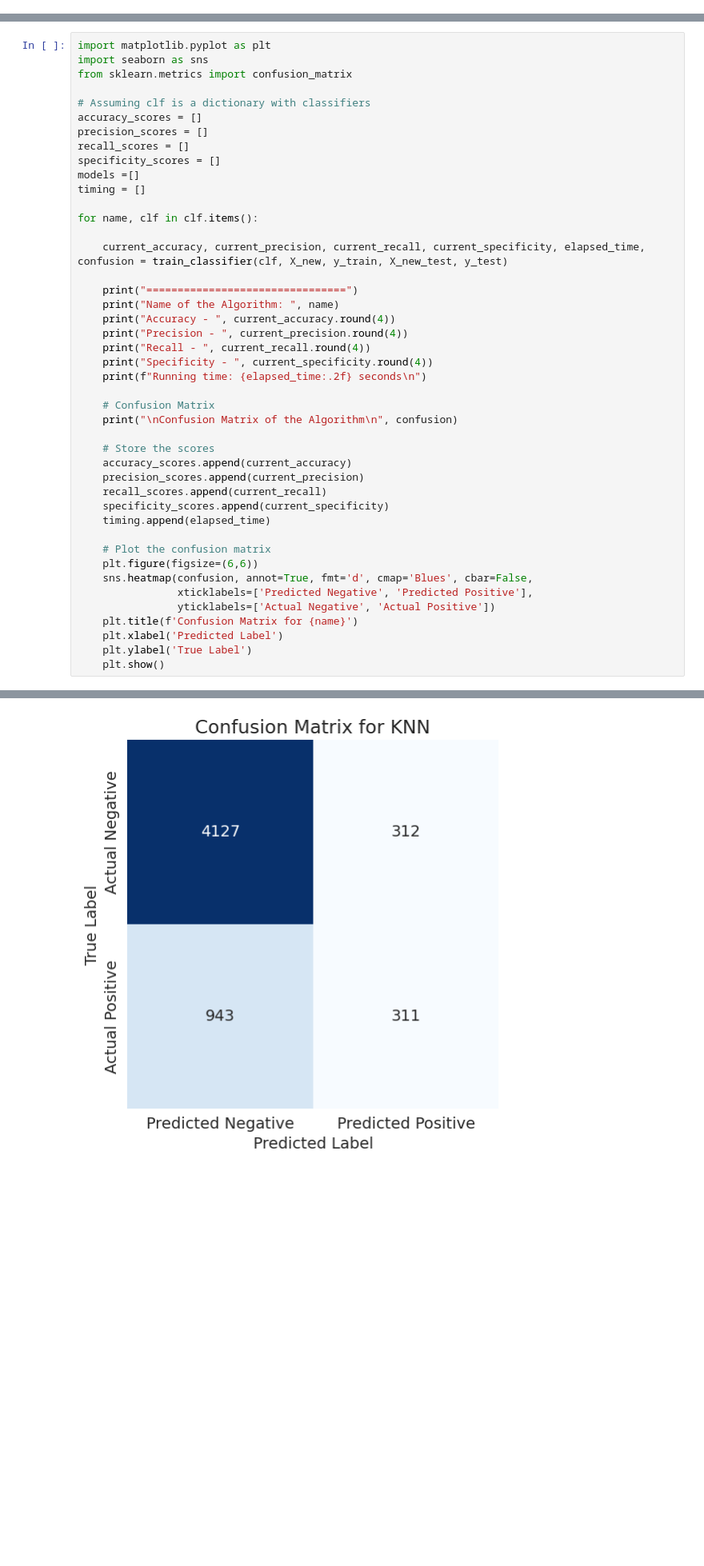
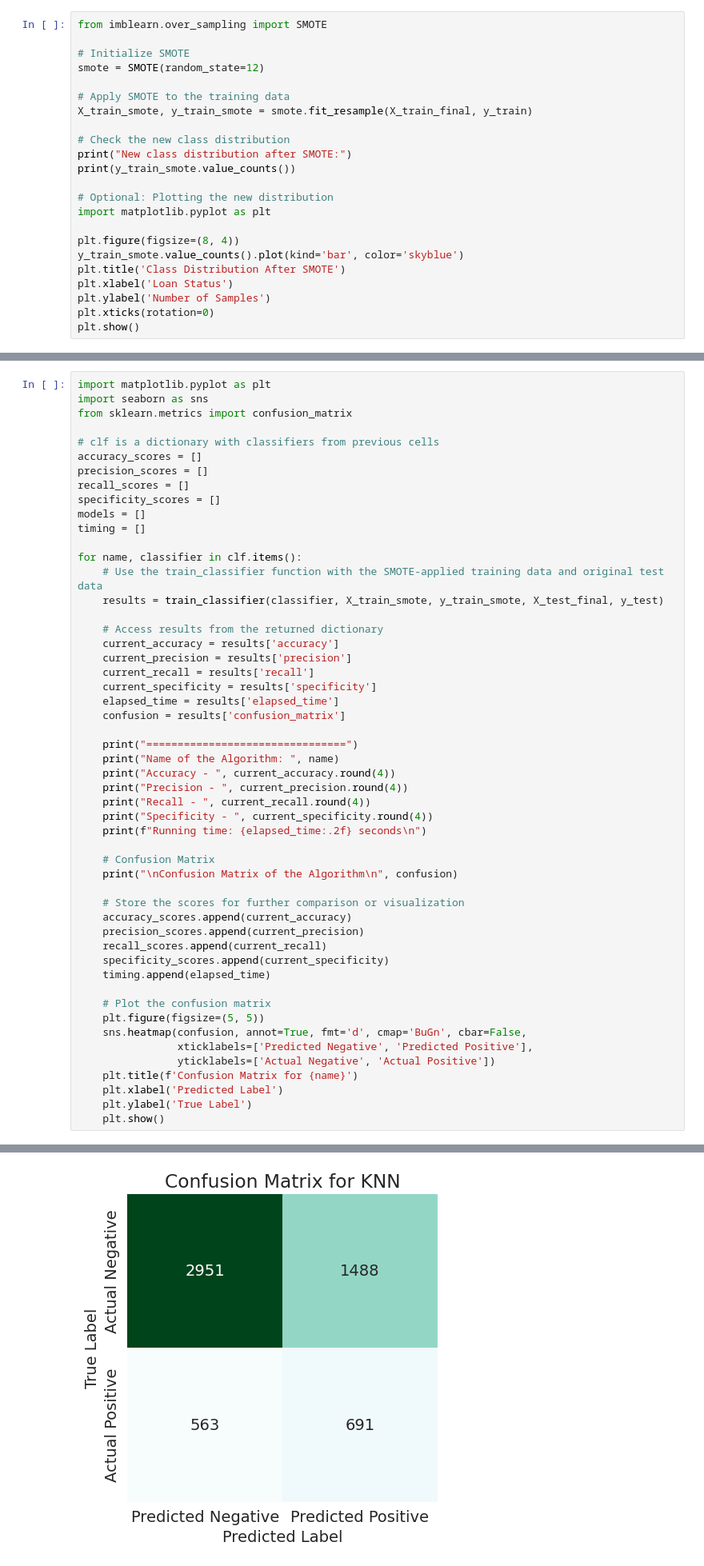
Before and after one commit to akgulhandan/MscThesis, a Jupyter notebook: MyThesis_v1.ipynb, the cells around one changed output, grey strips where cells are left out. Shown at 80% size. Saved outputs shown, nothing was run; the diff lists cells and outputs as text; blank space fills up the shorter version.

```diff
--- a/MyThesis_v1.ipynb
+++ b/MyThesis_v1.ipynb
@@ -749,0 +777,23 @@ scaler_bimodal = RobustScaler() # By using RobustScaler(), we can remove the out
+# %%
+from imblearn.over_sampling import SMOTE
+
+# Initialize SMOTE
+smote = SMOTE(random_state=12)
+
+# Apply SMOTE to the training data
+X_train_smote, y_train_smote = smote.fit_resample(X_train_final, y_train)
+
+# Check the new class distribution
+print("New class distribution after SMOTE:")
+print(y_train_smote.value_counts())
+
+# Optional: Plotting the new distribution
+import matplotlib.pyplot as plt
+
+plt.figure(figsize=(8, 4))
+y_train_smote.value_counts().plot(kind='bar', color='skyblue')
+plt.title('Class Distribution After SMOTE')
+plt.xlabel('Loan Status')
+plt.ylabel('Number of Samples')
+plt.xticks(rotation=0)
+plt.show()
@@ -880,17 +932,25 @@ import matplotlib.pyplot as plt
 import seaborn as sns
 from sklearn.metrics import confusion_matrix
 
-# Assuming clf is a dictionary with classifiers
+# clf is a dictionary with classifiers from previous cells
 accuracy_scores = []
 precision_scores = []
 recall_scores = []
 specificity_scores = []
-models =[]
+models = []
 timing = []
 
-for name, clf in clf.items():
+for name, classifier in clf.items():
+    # Use the train_classifier function with the SMOTE-applied training data and original test data
+    results = train_classifier(classifier, X_train_smote, y_train_smote, X_test_final, y_test)
 
-    current_accuracy, current_precision, current_recall, current_specificity, elapsed_time, confusion = train_classifier(clf, X_new, y_train, X_new_test, y_test)
+    # Access results from the returned dictionary
+    current_accuracy = results['accuracy']
+    current_precision = results['precision']
+    current_recall = results['recall']
+    current_specificity = results['specificity']
+    elapsed_time = results['elapsed_time']
+    confusion = results['confusion_matrix']
 
     print("================================")
     print("Name of the Algorithm: ", name)
@@ -903,7 +963,7 @@ for name, clf in clf.items():
     # Confusion Matrix
     print("\nConfusion Matrix of the Algorithm\n", confusion)
 
-    # Store the scores
+    # Store the scores for further comparison or visualization
     accuracy_scores.append(current_accuracy)
     precision_scores.append(current_precision)
     recall_scores.append(current_recall)
@@ -911,8 +971,8 @@ for name, clf in clf.items():
     timing.append(elapsed_time)
 
     # Plot the confusion matrix
-    plt.figure(figsize=(6,6))
-    sns.heatmap(confusion, annot=True, fmt='d', cmap='Blues', cbar=False,
+    plt.figure(figsize=(5, 5))
+    sns.heatmap(confusion, annot=True, fmt='d', cmap='BuGn', cbar=False,
                 xticklabels=['Predicted Negative', 'Predicted Positive'],
                 yticklabels=['Actual Negative', 'Actual Positive'])
     plt.title(f'Confusion Matrix for {name}')
@@ -935,3 +995,3 @@ Confusion Matrix of the Algorithm
-[figure, old version]
+[figure, new version]
 ================================
 Name of the Algorithm:  LR
```
Also changed, not shown: parts of 39 cells of this notebook.
